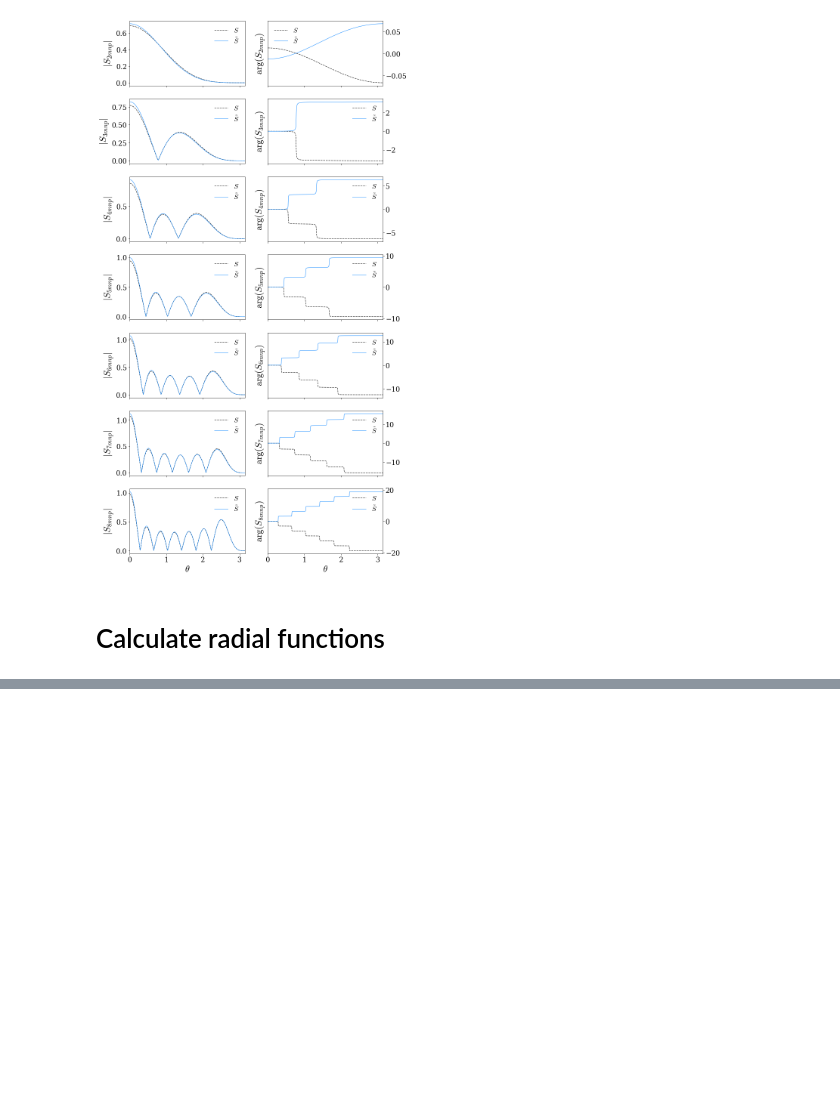
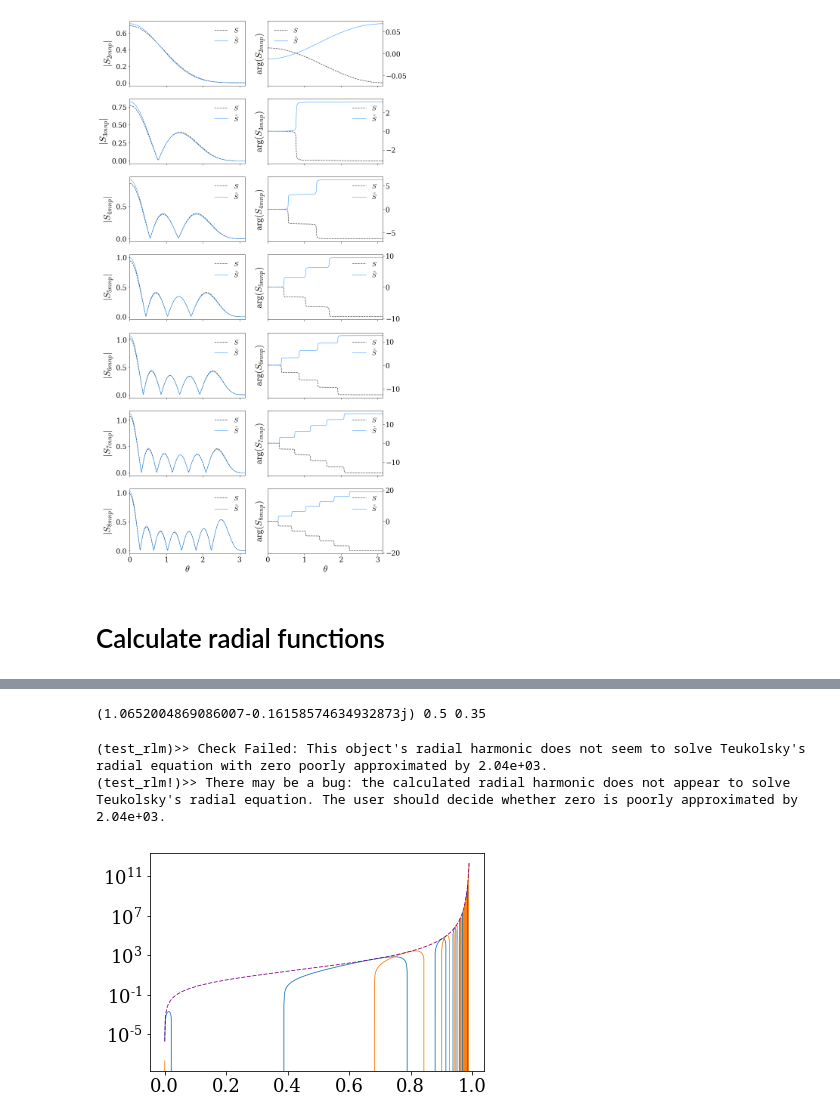
Before and after one commit to llondon6/koalas, a Jupyter notebook: examples/qnmobj_class_example.ipynb, the cells around one changed output, grey strips where cells are left out. Cells and saved outputs as stored; diff of their text form; code cells hidden in the pictures; blank space fills up the shorter version.

```diff
--- a/examples/qnmobj_class_example.ipynb
+++ b/examples/qnmobj_class_example.ipynb
@@ -280,0 +261,15 @@ array([<matplotlib.axes._subplots.AxesSubplot object at 0x...>,
+# %%
+print foo.cw*2,foo.M*0.5,foo.a/2
+# %% [output]
+(1.0652004869086007-0.16158574634932873j) 0.5 0.35
+# %%
+x,R = foo.__calc_rlm__()
+plot(x,real(R))
+plot(x,imag(R))
+plot(x, abs(R), color='purple',ls='--')
+# plot(x,-abs(R), color='purple',ls='--')
+yscale('log')
+# %% [output]
+(test_rlm)>> Check Failed: This object's radial harmonic does not seem to solve Teukolsky's radial equation with zero poorly approximated by 2.04e+03.
+(test_rlm!)>> There may be a bug: the calculated radial harmonic does not appear to solve Teukolsky's radial equation. The user should decide whether zero is poorly approximated by 2.04e+03.
+[figure, added]
```
Also changed, not shown: parts of 14 cells of this notebook, 4 other files.
